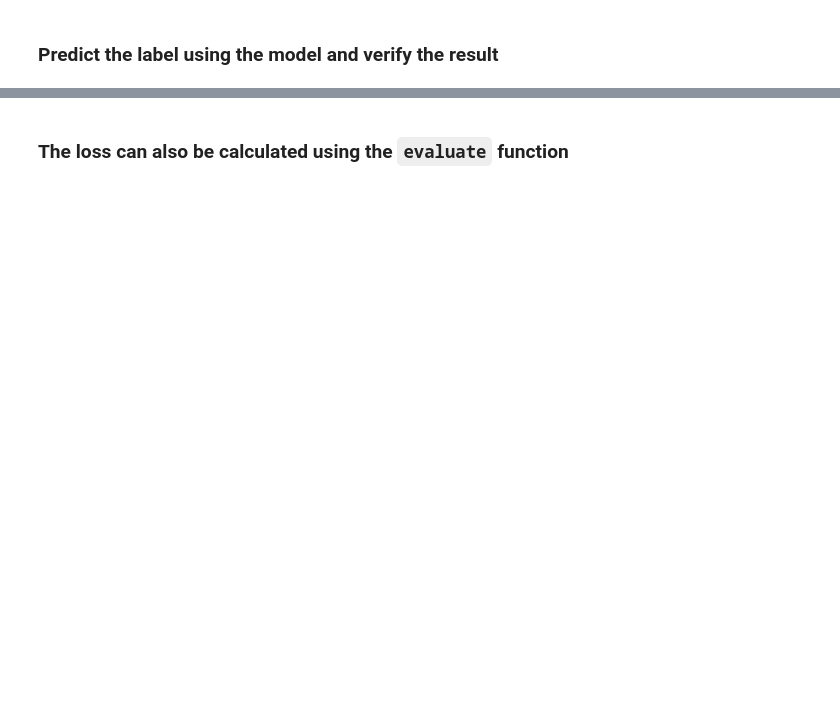
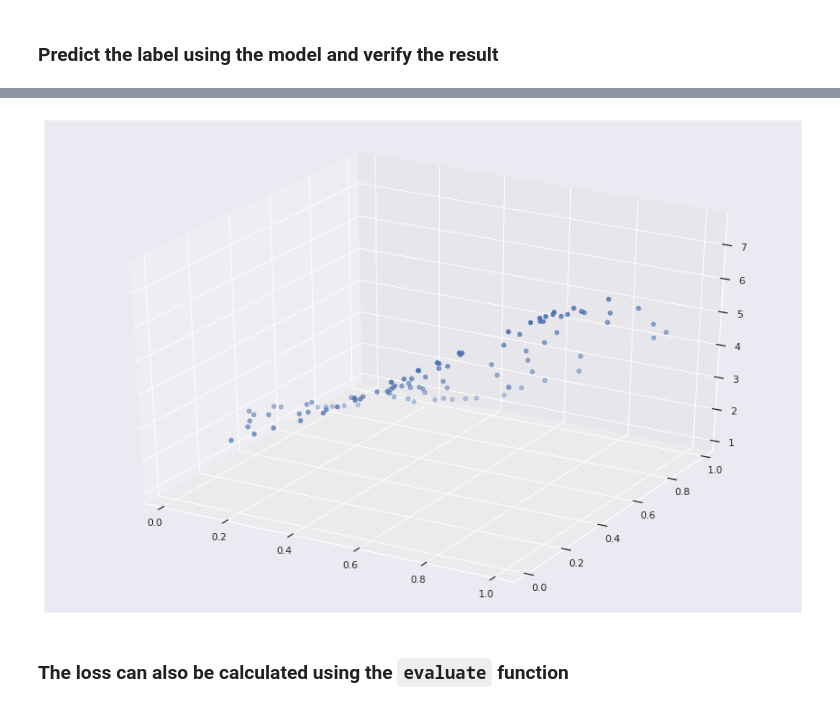
Before and after one commit to baluyotraf/lecture-neural-networks, a Jupyter notebook: demo/02_Keras.ipynb, the cells around one changed output, grey strips where cells are left out. Drawn from its saved outputs; the diff is of its cells as text; code cells hidden in the pictures; blank space fills up the shorter version.

````diff
--- a/demo/02_Keras.ipynb
+++ b/demo/02_Keras.ipynb
@@ -162,3 +179,7 @@ array([3.73813031, 5.22178767, 3.42587147, 0.45746058, 6.75105501])
+# %%
+plot_3d(X[:, 0], X[:, 1], predictions[:, 0], (15, 10))
+# %% [output]
+[figure, added]
 # %% [markdown]
 ### The loss can also be calculated using the ```evaluate``` function
 # %%
````
Also changed, not shown: parts of 12 cells of this notebook.
